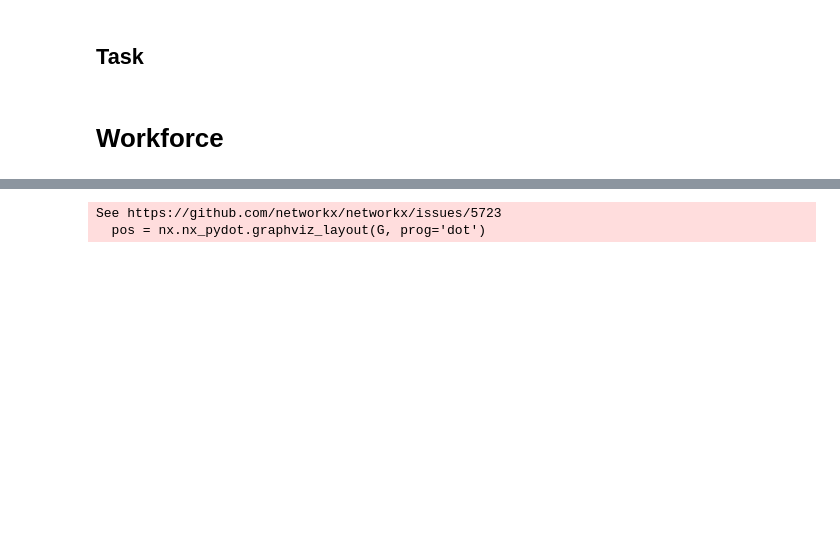
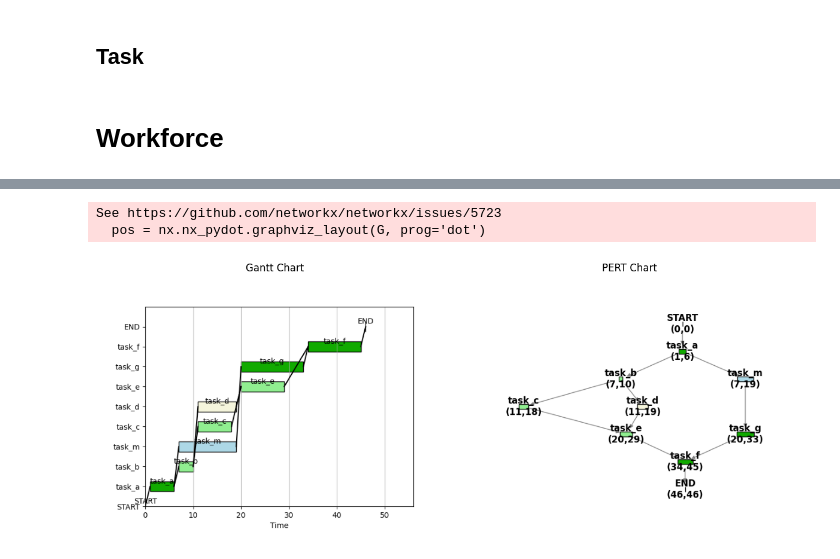
Before and after one commit to 5-Niubi/algorithmns, a Jupyter notebook: nsga2.ipynb, the cells around one changed output, grey strips where cells are left out. Drawn from its saved outputs; the diff is of its cells as text; code cells hidden in the pictures; blank space fills up the shorter version.

```diff
--- a/nsga2.ipynb
+++ b/nsga2.ipynb
@@ -440,7 +437,7 @@ See https://github.com/networkx/networkx/issues/5723
 # %%
 update_overlap_bfs(graph, start_task)
-graph.visualizeGranttChart()
-graph.visualizePERTChart()
+graph.visualizeCharts()
 # %% [output]
 See https://github.com/networkx/networkx/issues/5723
   pos = nx.nx_pydot.graphviz_layout(G, prog='dot')
+[figure, added]
```
Also changed, not shown: parts of 2 cells of this notebook.
